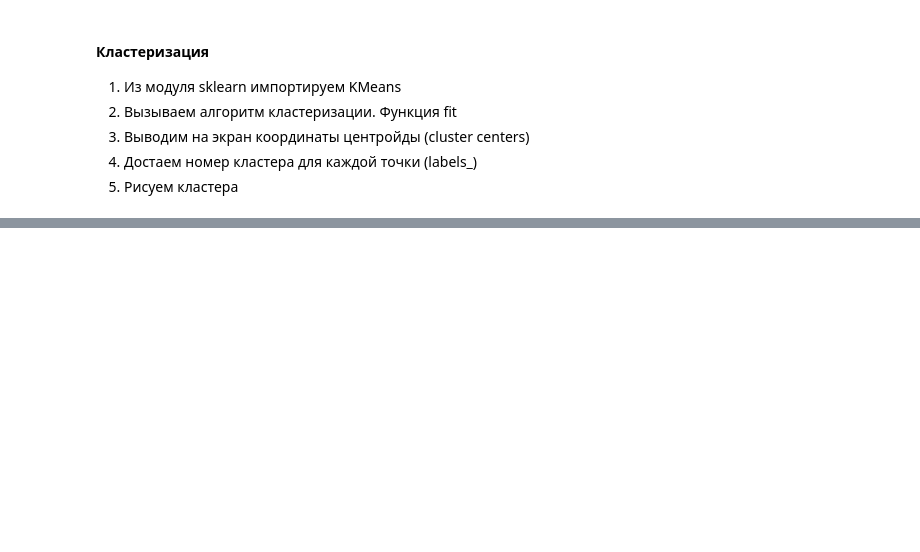
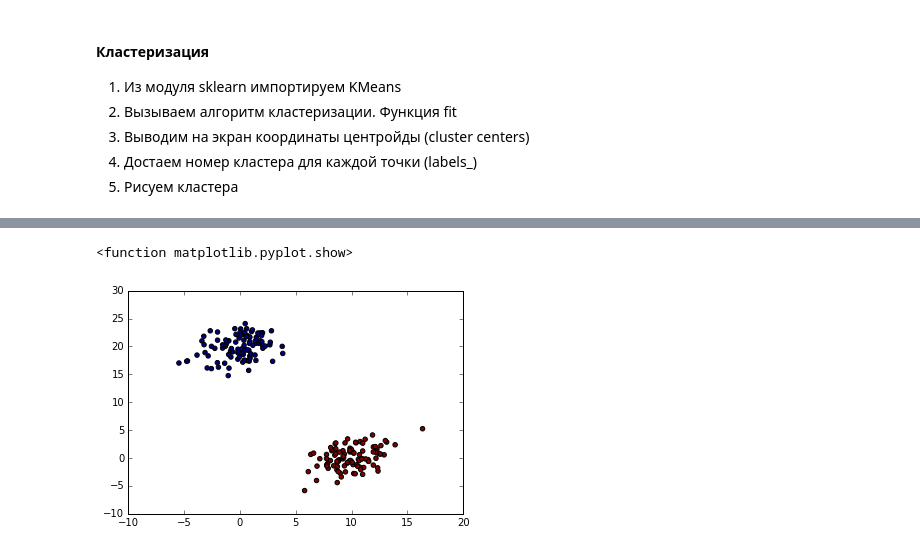
Before and after one commit to Shevviakov/technosphere, a Jupyter notebook: datamine/l3/tutorial-3-for-students.ipynb, the cells around one changed output, grey strips where cells are left out. Cells and saved outputs as stored; diff of their text form; code cells hidden in the pictures; blank space fills up the shorter version.

```diff
--- a/datamine/l3/tutorial-3-for-students.ipynb
+++ b/datamine/l3/tutorial-3-for-students.ipynb
@@ -126,4 +132,4 @@ Number of row 200, number of columns 2
 5. Рисуем кластера
 # %%
 from sklearn.cluster import KMeans
-kmeans = # вызовите функцию fit из класса KMeans
+kmeans = KMeans(n_clusters=2).fit(X)
@@ -147,0 +153,6 @@ kmeans = # вызовите функцию fit из класса KMeans
+# %%
+plt.scatter(X[:, 0], X[:, 1], c=kmeans.labels_)
+plt.show
+# %% [output]
+<function matplotlib.pyplot.show>
+[figure, added]
```
Also changed, not shown: parts of 12 cells of this notebook, 2 other files.
